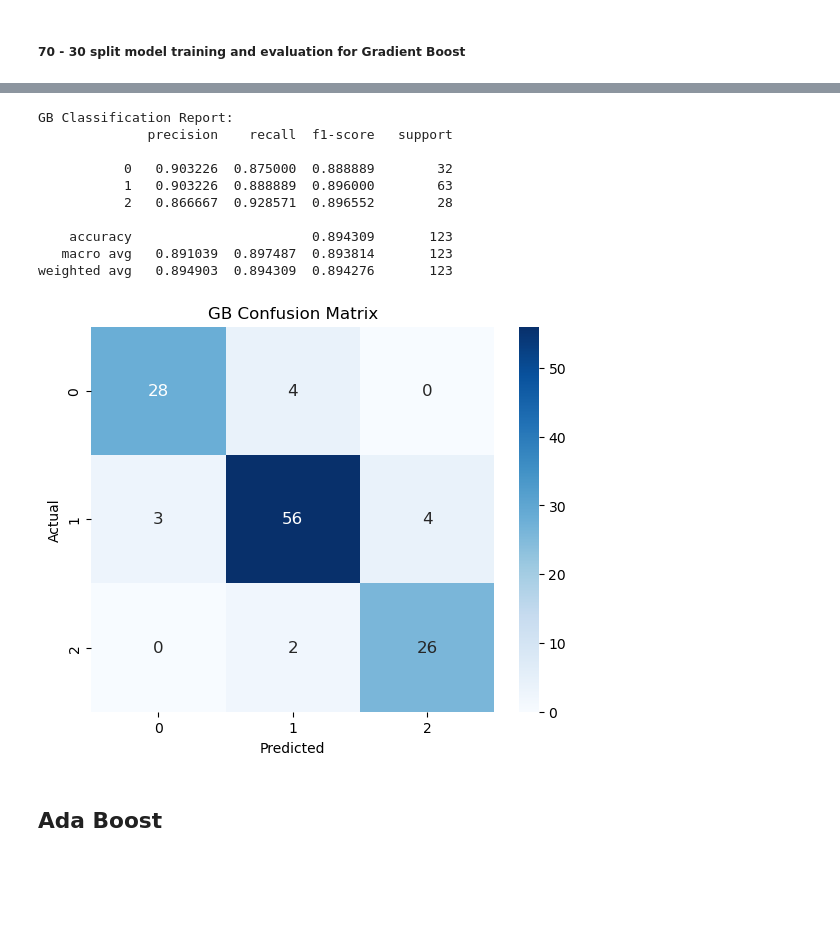
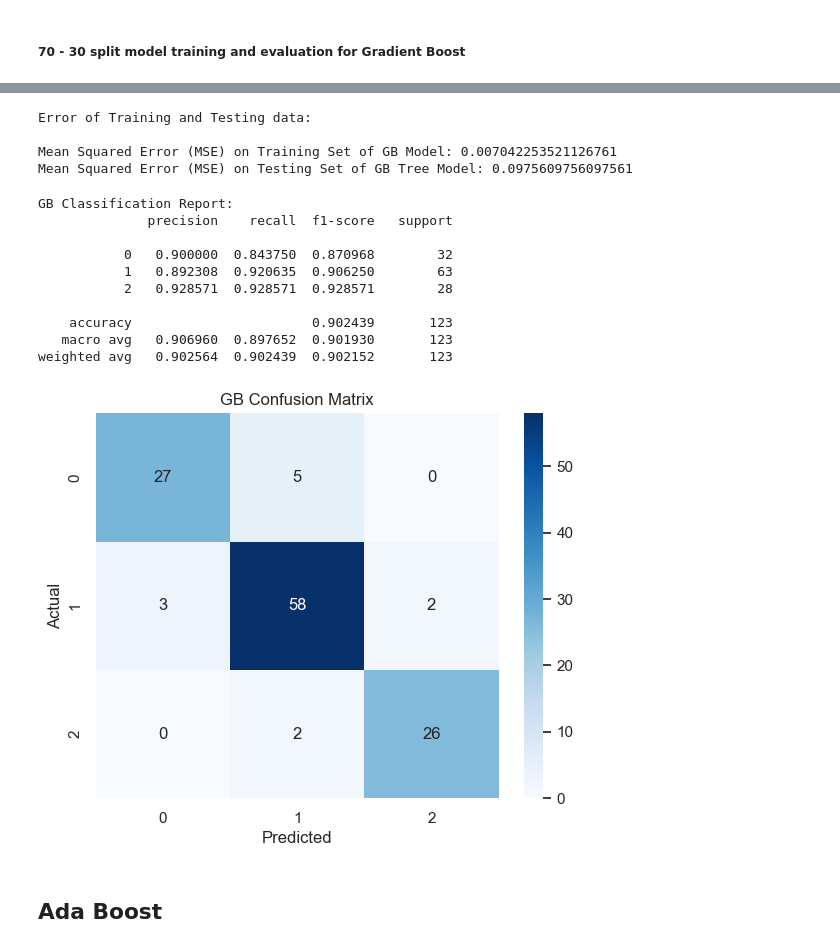
Before and after one commit to dhdtharaki/LearnMate, a Jupyter notebook: Backend/notebooks/psychomotor_models.ipynb, the cells around one changed output, grey strips where cells are left out. Saved outputs shown, nothing was run; the diff lists cells and outputs as text; code cells hidden in the pictures; blank space fills up the shorter version.

Commit message:
Added psychomotor domain models file

```diff
--- a/Backend/notebooks/psychomotor_models.ipynb
+++ b/Backend/notebooks/psychomotor_models.ipynb
@@ -229,0 +1162,9 @@ Name: Psychomotor_Level, dtype: int64
+# %%
+# Create a VotingClassifier with the best hyperparameters for voting='hard'
+ensemble_classifier = VotingClassifier(
+    estimators=[('gb', optimized_gb), ('ab', optimized_ada_model), ('bag', optimized_bagging_model)],
+    voting='hard'  # Uses majority rule voting, where the class with the most votes is selected
+)
+# %%
+# Fit model for train set
+ensemble_classifier.fit(X_train, y_train)
@@ -399,25 +1382,15 @@ n_splits = 5
 cv = StratifiedKFold(n_splits=n_splits, shuffle=True, random_state=4)
 
 # # Define the hyperparameter grid for RandomizedSearchCV
-# param_dist = {
-#     'n_estimators': range(100, 501, 50),  # Increased range for n_estimators
-#     'max_depth': range(3, 16),  # Limit max_depth to prevent deep trees
-#     'min_samples_split': range(10, 51, 5),  # Increased min_samples_split
-#     'min_samples_leaf': range(10, 31, 5),  # Increased min_samples_leaf
-#     'max_features': ['sqrt', 'log2'],  # Use a smaller number of features for each tree
-#     'bootstrap': [True],  # Force bootstraping to reduce overfitting
-#     'criterion': ['gini']  # Use only 'gini' as the criterion to prevent overfitting
-# }
 param_dist = {
-    'n_estimators': list(range(100, 501)),  # Range from 100 to 500, with a step size of 50
-    'max_depth': list(range(3, 16)),  # Range from 3 to 15 for max_depth
-    'min_samples_split': list(range(10, 51)),  # Range from 10 to 50 for min_samples_split
-    'min_samples_leaf': list(range(10, 31)),  # Range from 10 to 30 for min_samples_leaf
-    'max_features': ['sqrt', 'log2'],  # Include 'None' to use all features
-    'bootstrap': [True, False],  # Both True and False for bootstrap sampling
-    'criterion': ['gini', 'entropy']  # Including 'entropy' criterion option
+    'n_estimators': range(100, 501, 50),  # Increased range for n_estimators
+    'max_depth': range(3, 16),  # Limit max_depth to prevent deep trees
+    'min_samples_split': range(10, 51, 5),  # Increased min_samples_split
+    'min_samples_leaf': range(10, 31, 5),  # Increased min_samples_leaf
+    'max_features': ['sqrt', 'log2'],  # Use a smaller number of features for each tree
+    'bootstrap': [True, False],  # Force bootstraping to reduce overfitting
+    'criterion': ['gini', 'entropy']  # Use only 'gini' as the criterion to prevent overfitting
 }
-
 
 # Create RandomizedSearchCV with the Random Forest model and parameter grid
 random_search = RandomizedSearchCV(
@@ -441,7 +1414,7 @@ print("Best Hyperparameters:", best_params)
 best_rf_model = RandomForestClassifier(**best_params)
 
 # Perform K-fold cross-validation and get the classification scores
-scores = cross_val_score(best_rf_model, X_train, y_train, cv=cv, scoring='accuracy')
+scores = cross_val_score(best_rf_model, X_train_resampled, y_train_resampled, cv=cv, scoring='accuracy')
 
 # Print the accuracy for each fold
 print("Cross-Validation Accuracy Scores:")
@@ -759,5 +1719,5 @@ Standard Deviation: 0.013770
 ##### 70 - 30 split model training and evaluation for Gradient Boost
 # %%
 # Fit XGB model for train set
-optimized_gb_model.fit(X_train_resampled, y_train_resampled)
+optimized_gb.fit(X_train_resampled, y_train_resampled)
 # %% [output]
@@ -779,32 +1739,53 @@ Test Accuracy: 0.894309
+# %%
+# Calculate training error
+gb_train_pred = optimized_gb.predict(X_train)
+mse_train = mean_squared_error(y_train, gb_train_pred)
+train_accuracy = 1 - mse_train
+
+# Calculate testing error
+gb_test_pred = optimized_gb.predict(X_test)
+mse_test = mean_squared_error(y_test, gb_test_pred)
+test_accuracy = 1 - mse_test
+
+# Print evaluation metrics
+
+print("Error of Training and Testing data:\n")
+print("Mean Squared Error (MSE) on Training Set of GB Model:", mse_train)
+print("Mean Squared Error (MSE) on Testing Set of GB Tree Model:", mse_test)
+# %% [output]
+Error of Training and Testing data:
+
+Mean Squared Error (MSE) on Training Set of GB Model: 0.007042253521126761
+Mean Squared Error (MSE) on Testing Set of GB Tree Model: 0.0975609756097561
 # %%
 # Use the trained XGB model to make predictions on the test data
-y_pred = optimized_gb_model.predict(X_test)
+y_pred = optimized_gb.predict(X_test)
 
 # Print the Classification Report with 4 decimal points
 report = classification_report(y_test, y_pred, digits=6)
 print("GB Classification Report:")
 print(report)
 
 # Print the Confusion Matrix using a Heatmap
 conf_matrix = confusion_matrix(y_test, y_pred)
 plt.figure(figsize=(6.5, 5))
 sns.heatmap(conf_matrix, annot=True, cmap='Blues', fmt='d', annot_kws={"size": 12})
 plt.xlabel('Predicted')
 plt.ylabel('Actual')
 plt.title('GB Confusion Matrix')
 plt.show()
 # %% [output]
 GB Classification Report:
               precision    recall  f1-score   support
 
-           0   0.903226  0.875000  0.888889        32
-           1   0.903226  0.888889  0.896000        63
-           2   0.866667  0.928571  0.896552        28
+           0   0.900000  0.843750  0.870968        32
+           1   0.892308  0.920635  0.906250        63
+           2   0.928571  0.928571  0.928571        28
 
-    accuracy                       0.894309       123
-   macro avg   0.891039  0.897487  0.893814       123
-weighted avg   0.894903  0.894309  0.894276       123
+    accuracy                       0.902439       123
+   macro avg   0.906960  0.897652  0.901930       123
+weighted avg   0.902564  0.902439  0.902152       123
-[figure, old version]
+[figure, new version]
 # %% [markdown]
 ## Ada Boost
 # %%
```
Also changed, not shown: parts of 97 cells of this notebook.
